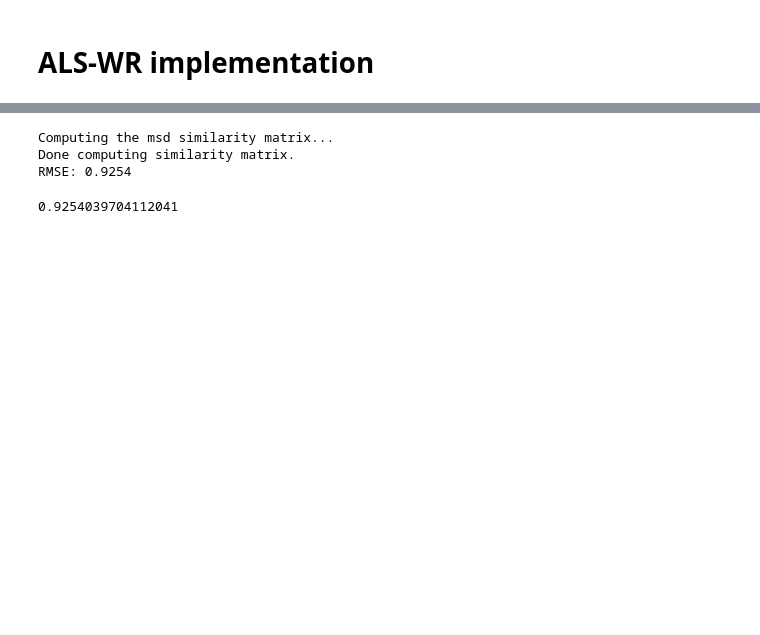
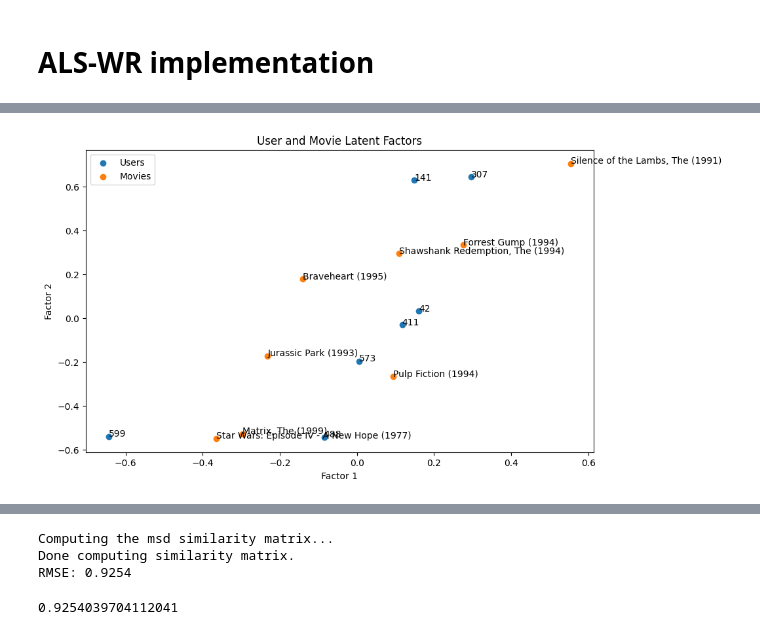
Before and after one commit to Fede-Testa/Movie-Recommendation-System, a Jupyter notebook: main.ipynb, the cells around one changed output, grey strips where cells are left out. Saved outputs shown, nothing was run; the diff lists cells and outputs as text; code cells hidden in the pictures; blank space fills up the shorter version.

```diff
--- a/main.ipynb
+++ b/main.ipynb
@@ -935,0 +932,22 @@ user_ratings.head(10)
+# %%
+# plot in a bidimensional plane the latent factors of the users and the movies
+user_factors, movie_factors = als.get_factors()
+# center them
+user_factors = user_factors - user_factors.mean(axis=0)
+movie_factors = movie_factors - movie_factors.mean(axis=1).reshape(-1, 1)
+plt.figure(figsize=(10, 6))
+plt.scatter(user_factors[:, 0], user_factors[:, 1], label="Users")
+plt.scatter(movie_factors[0, :], movie_factors[1, :], label="Movies")
+# add to each movie the name
+for i in range(movie_factors.shape[1]):
+    plt.text(movie_factors[0, i], movie_factors[1, i], uim_sparse.get_movie_name(uim_sparse.get_movie_id(i), from_idx=False))
+# add to each user the id
+for i in range(user_factors.shape[0]):
+    plt.text(user_factors[i, 0], user_factors[i, 1], uim_sparse.get_user_id(i))
+plt.xlabel("Factor 1")
+plt.ylabel("Factor 2")
+plt.title("User and Movie Latent Factors")
+plt.legend()
+plt.show()
+# %% [output]
+[figure, added]
```
Also changed, not shown: parts of 17 cells of this notebook, 2 other files.
